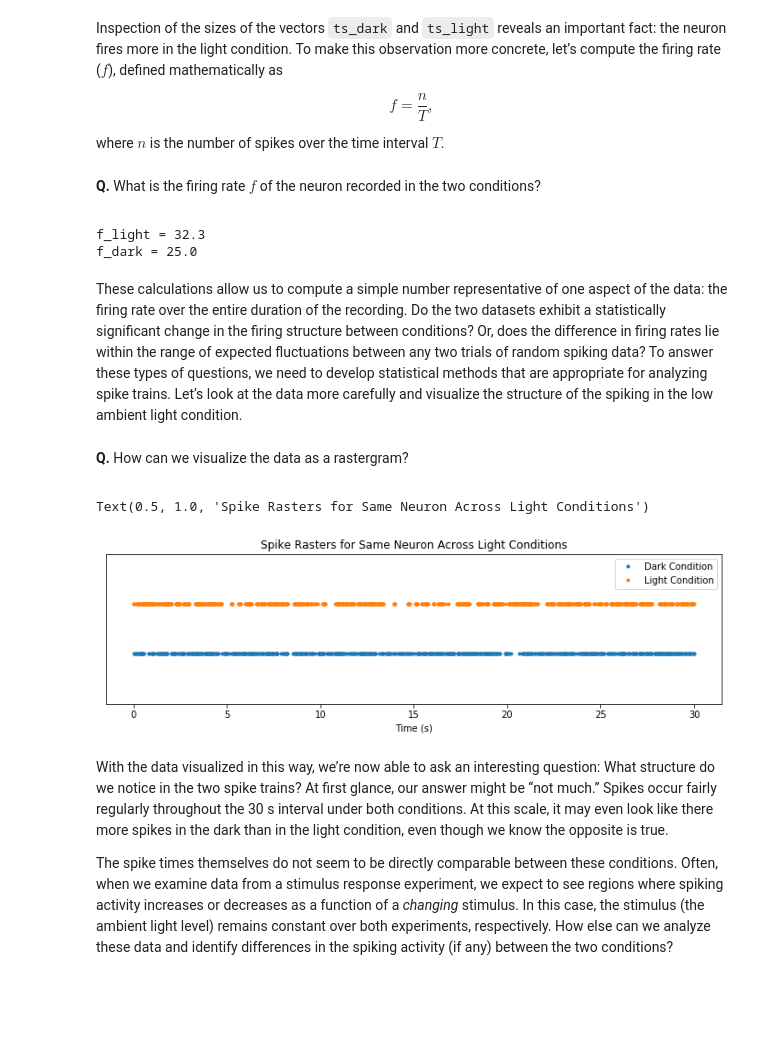
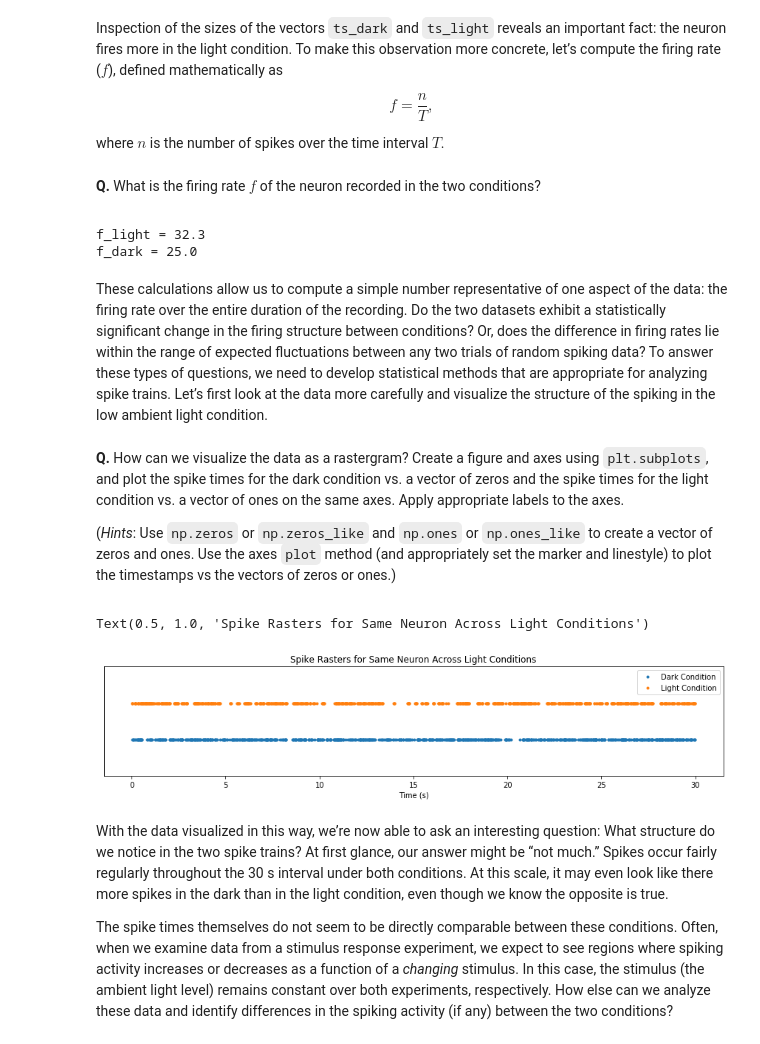
Before and after one commit to jaib1/Case-Studies-Python, a Jupyter notebook: content/08/basic-visualizations-and-descriptive-statistics-of-spike-train-data.ipynb, the cells around one changed output. Saved outputs shown, nothing was run; the diff lists cells and outputs as text; code cells hidden in the pictures; blank space fills up the shorter version.

```diff
--- a/content/08/basic-visualizations-and-descriptive-statistics-of-spike-train-data.ipynb
+++ b/content/08/basic-visualizations-and-descriptive-statistics-of-spike-train-data.ipynb
@@ -135,9 +129,9 @@ where $n$ is the number of spikes over the time interval $T$.
 # %% [markdown]
 <div class="question">
 
+**Q.** What is the firing rate $f$ of the neuron recorded in the two conditions?
 
-
-**Q.** What is the firing rate $f$ of the neuron recorded in the two conditions?
+</div>
 # %%
 # We know that we have 30 seconds worth of data
 T = 30
@@ -152,33 +146,36 @@ print('f_dark =', f_dark)
 f_light = 32.3
 f_dark = 25.0
 # %% [markdown]
-These calculations allow us to compute a simple number representative of one aspect of the data: the firing rate over the entire duration of the recording. Do the two datasets exhibit a statistically significant change in the firing structure between conditions? Or, does the difference in firing rates lie within the range of expected fluctuations between any two trials of random spiking data? To answer these types of questions, we need to develop statistical methods that are appropriate for analyzing spike trains. Let’s look at the data more carefully and visualize the structure of the spiking in the low ambient light condition.
+These calculations allow us to compute a simple number representative of one aspect of the data: the firing rate over the entire duration of the recording. Do the two datasets exhibit a statistically significant change in the firing structure between conditions? Or, does the difference in firing rates lie within the range of expected fluctuations between any two trials of random spiking data? To answer these types of questions, we need to develop statistical methods that are appropriate for analyzing spike trains. Let’s first look at the data more carefully and visualize the structure of the spiking in the low ambient light condition.
-# %% [markdown]
-<div class="question">
-
-
-
-**Q.** How can we visualize the data as a rastergram?
+# %% [markdown]
+<div class="question">
+
+**Q.** How can we visualize the data as a rastergram? Create a figure and axes using `plt.subplots`, and plot the spike times for the dark condition vs. a vector of zeros and the spike times for the light condition vs. a vector of ones on the same axes. Apply appropriate labels to the axes.
+
+(*Hints*: Use `np.zeros` or `np.zeros_like` and `np.ones` or `np.ones_like` to create a vector of zeros and ones. Use the axes `plot` method (and appropriately set the marker and linestyle) to plot the timestamps vs the vectors of zeros or ones.)
+
+</div>
 # %%
 # Create a figure, and plot raster from each condition
 
 fig1, ax1 = plt.subplots()
-# Plot ts vs. zeros for dark condition
-ax1.plot(ts_dark, np.zeros_like(ts_dark), '.')
+# Plot ts vs. zeros for dark condition (*Note, it is good practice to set optional
+# input args via keywords, like with `marker='.'` and `linestyle=''` below)
+ax1.plot(ts_dark, np.zeros_like(ts_dark), marker='.', linestyle='')
 # Plot ts vs. ones for light condition
-ax1.plot(ts_light, np.ones_like(ts_light), '.')
+ax1.plot(ts_light, np.ones_like(ts_light), marker='.', linestyle='')
 ax1.set_xlabel('Time (s)')
 # zoom out on y axis
 ax1.set_ylim([-1, 2])
 # and hide y ticks
 ax1.set_yticks([])
 # add legend
 ax1.legend(['Dark Condition', 'Light Condition'])
 # add title
 ax1.set_title('Spike Rasters for Same Neuron Across Light Conditions')
 # %% [output]
 Text(0.5, 1.0, 'Spike Rasters for Same Neuron Across Light Conditions')
-[figure, old version]
+[figure, new version]
 # %% [markdown]
 With the data visualized in this way, we’re now able to ask an interesting question: What structure do we notice in the two spike trains? At first glance, our answer might be “not much.” Spikes occur fairly regularly throughout the 30 s interval under both conditions. At this scale, it may even look like there more spikes in the dark than in the light condition, even though we know the opposite is true.
 
```
Also changed, not shown: parts of 38 cells of this notebook.
